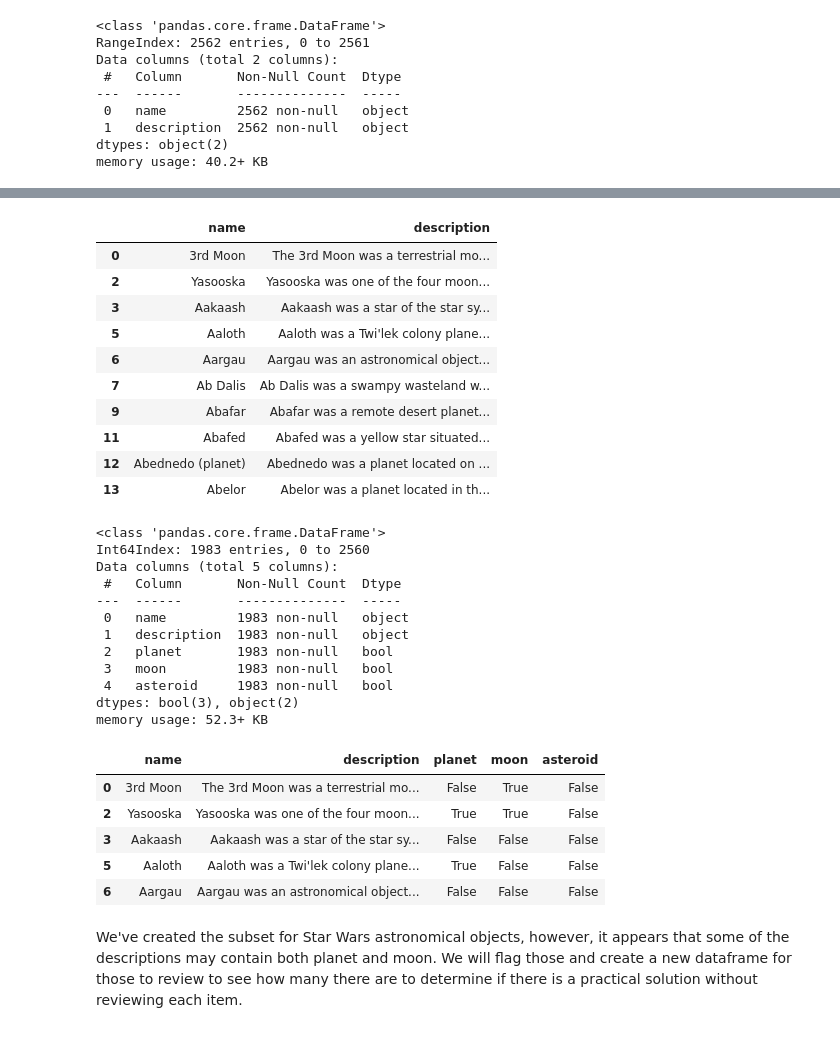
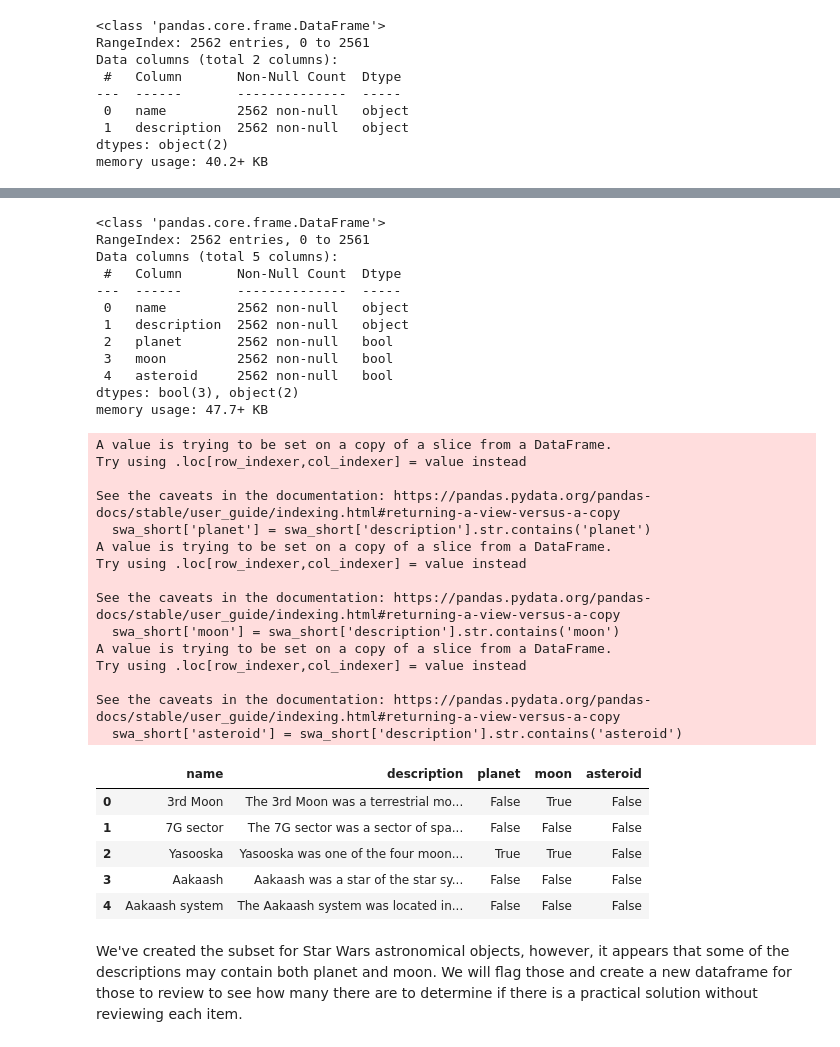
Before and after one commit to wesiswes629/wookiestapi, a Jupyter notebook: notebooks/all_astro.ipynb, the cells around one changed output, grey strips where cells are left out. Drawn from its saved outputs; the diff is of its cells as text; code cells hidden in the pictures.

```diff
--- a/notebooks/all_astro.ipynb
+++ b/notebooks/all_astro.ipynb
@@ -176,57 +164,60 @@ swa_2.head(10)
 # %%
 # We will drop items that have sun in the name
 
-swa_2 = swa_2[swa_2['name'].str.contains('sun') == False]
+#swa_2 = swa_2[swa_2['name'].str.contains('sun') == False]
 
-swa_2.head(10)
+#swa_2.head(10)
-# %% [output]
-|  | name | description |
-| 0 | 3rd Moon | The 3rd Moon was a terrestrial mo... |
-| 2 | Yasooska | Yasooska was one of the four moon... |
-| 3 | Aakaash | Aakaash was a star of the star sy... |
-| 5 | Aaloth | Aaloth was a Twi'lek colony plane... |
-| 6 | Aargau | Aargau was an astronomical object... |
-| 7 | Ab Dalis | Ab Dalis was a swampy wasteland w... |
-| 9 | Abafar | Abafar was a remote desert planet... |
-| 11 | Abafed | Abafed was a yellow star situated... |
-| 12 | Abednedo (planet) | Abednedo was a planet located on ... |
-| 13 | Abelor | Abelor was a planet located in th... |
 # %%
 # We will create a boolean column for all planets
 
-swa_2['planet'] = swa_2['description'].str.contains('planet')
+swa_short['planet'] = swa_short['description'].str.contains('planet')
 
 # We will create a boolean column for all moons
 
-swa_2['moon'] = swa_2['description'].str.contains('moon')
+swa_short['moon'] = swa_short['description'].str.contains('moon')
 
 # We will create a boolean column for all asteroids
 
-swa_2['asteroid'] = swa_2['description'].str.contains('asteroid')
+swa_short['asteroid'] = swa_short['description'].str.contains('asteroid')
 
 # view updated dataframe
 
-swa_2.info()
-swa_2.head()
+swa_short.info()
+swa_short.head()
 # %% [output]
 <class 'pandas.core.frame.DataFrame'>
-Int64Index: 1983 entries, 0 to 2560
+RangeIndex: 2562 entries, 0 to 2561
 Data columns (total 5 columns):
  #   Column       Non-Null Count  Dtype
 ---  ------       --------------  -----
- 0   name         1983 non-null   object
- 1   description  1983 non-null   object
- 2   planet       1983 non-null   bool
- 3   moon         1983 non-null   bool
- 4   asteroid     1983 non-null   bool
+ 0   name         2562 non-null   object
+ 1   description  2562 non-null   object
+ 2   planet       2562 non-null   bool
+ 3   moon         2562 non-null   bool
+ 4   asteroid     2562 non-null   bool
 dtypes: bool(3), object(2)
-memory usage: 52.3+ KB
+memory usage: 47.7+ KB
+A value is trying to be set on a copy of a slice from a DataFrame.
+Try using .loc[row_indexer,col_indexer] = value instead
+
+See the caveats in the documentation: https://pandas.pydata.org/pandas-docs/stable/user_guide/indexing.html#returning-a-view-versus-a-copy
+  swa_short['planet'] = swa_short['description'].str.contains('planet')
+A value is trying to be set on a copy of a slice from a DataFrame.
+Try using .loc[row_indexer,col_indexer] = value instead
+
+See the caveats in the documentation: https://pandas.pydata.org/pandas-docs/stable/user_guide/indexing.html#returning-a-view-versus-a-copy
+  swa_short['moon'] = swa_short['description'].str.contains('moon')
+A value is trying to be set on a copy of a slice from a DataFrame.
+Try using .loc[row_indexer,col_indexer] = value instead
+
+See the caveats in the documentation: https://pandas.pydata.org/pandas-docs/stable/user_guide/indexing.html#returning-a-view-versus-a-copy
+  swa_short['asteroid'] = swa_short['description'].str.contains('asteroid')
 |  | name | description | planet | moon | asteroid |
 | 0 | 3rd Moon | The 3rd Moon was a terrestrial mo... | False | True | False |
+| 1 | 7G sector | The 7G sector was a sector of spa... | False | False | False |
 | 2 | Yasooska | Yasooska was one of the four moon... | True | True | False |
 | 3 | Aakaash | Aakaash was a star of the star sy... | False | False | False |
-| 5 | Aaloth | Aaloth was a Twi'lek colony plane... | True | False | False |
-| 6 | Aargau | Aargau was an astronomical object... | False | False | False |
+| 4 | Aakaash system | The Aakaash system was located in... | False | False | False |
 # %% [markdown]
 We've created the subset for Star Wars astronomical objects, however, it appears that some of the descriptions may contain both planet and moon.  We will flag those and create a new dataframe for those to review to see how many there are to determine if there is a practical solution without reviewing each item.
 # %%
```
Also changed, not shown: parts of 12 cells of this notebook.
